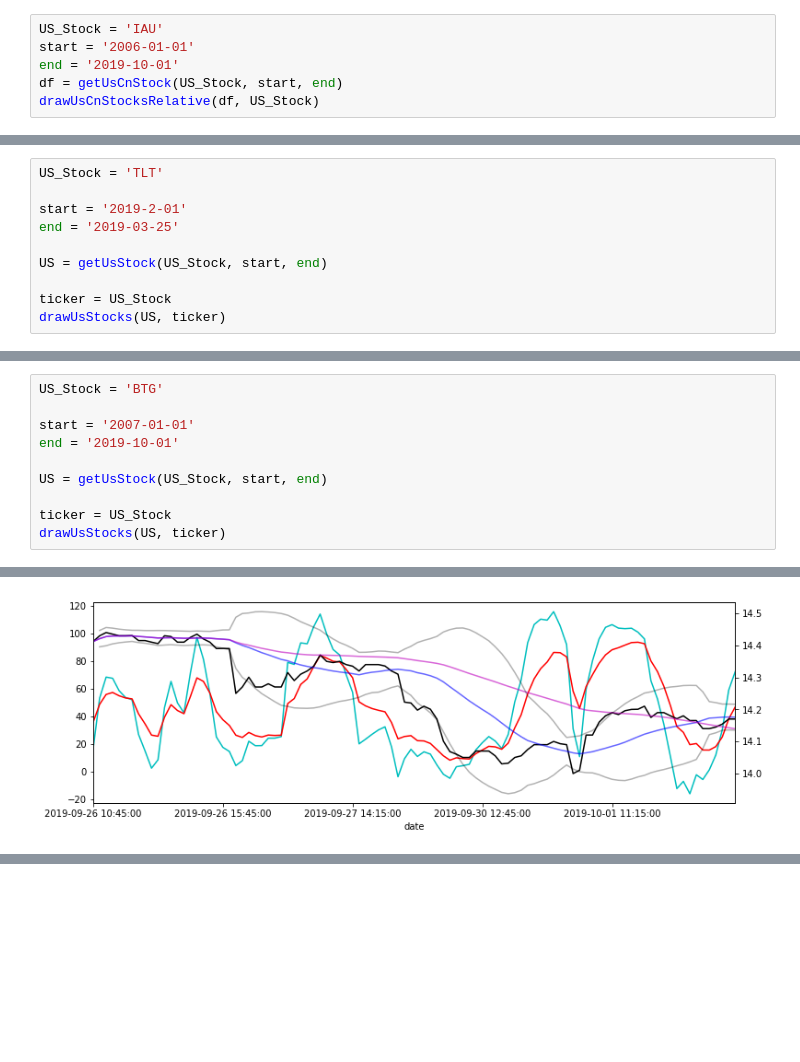
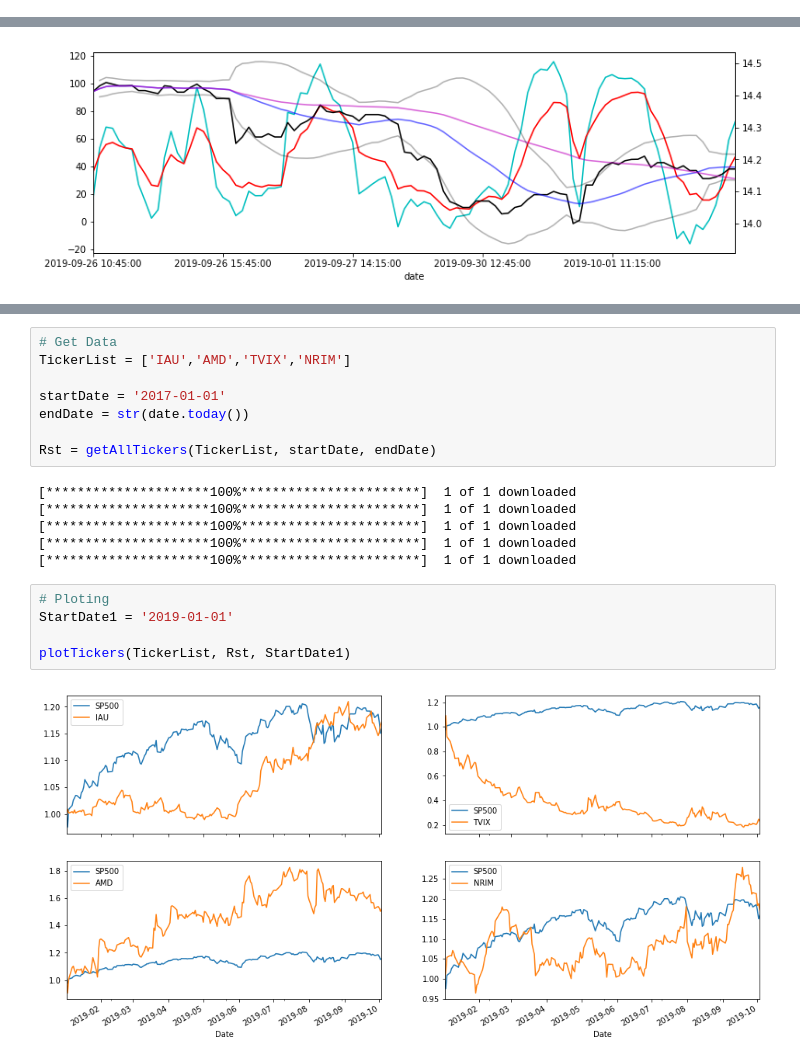
Before and after one commit to derrickfwang/Stock_Related_Scripts, a Jupyter notebook: Stock Analysis_Yahoo_Tushare_AlphaVantage_AllTemplates.ipynb, the cells around one changed output, grey strips where cells are left out. Cells and saved outputs as stored; diff of their text form; blank space fills up the shorter version.

```diff
--- a/Stock Analysis_Yahoo_Tushare_AlphaVantage_AllTemplates.ipynb
+++ b/Stock Analysis_Yahoo_Tushare_AlphaVantage_AllTemplates.ipynb
@@ -185,6 +183,0 @@ drawUsCnStocksRelative(df, US_Stock)
-# %%
-US_Stock = 'IAU'
-start = '2006-01-01'
-end = '2019-10-01'
-df = getUsCnStock(US_Stock, start, end)
-drawUsCnStocksRelative(df, US_Stock)
@@ -195,10 +183,0 @@ drawUsCnStocksRelative(df, US_Stock)
-# %%
-US_Stock = 'TLT'
-
-start = '2019-2-01'
-end = '2019-03-25'
-
-US = getUsStock(US_Stock, start, end)
-
-ticker = US_Stock
-drawUsStocks(US, ticker)
@@ -209,10 +183,0 @@ drawUsStocks(US, ticker)
-# %%
-US_Stock = 'BTG'
-
-start = '2007-01-01'
-end = '2019-10-01'
-
-US = getUsStock(US_Stock, start, end)
-
-ticker = US_Stock
-drawUsStocks(US, ticker)
@@ -462,0 +466,21 @@ FifteenMin
+# %%
+# Get Data
+TickerList = ['IAU','AMD','TVIX','NRIM']
+
+startDate = '2017-01-01'
+endDate = str(date.today())
+
+Rst = getAllTickers(TickerList, startDate, endDate)
+# %% [output]
+[*********************100%***********************]  1 of 1 downloaded
+[*********************100%***********************]  1 of 1 downloaded
+[*********************100%***********************]  1 of 1 downloaded
+[*********************100%***********************]  1 of 1 downloaded
+[*********************100%***********************]  1 of 1 downloaded
+# %%
+# Ploting
+StartDate1 = '2019-01-01'
+
+plotTickers(TickerList, Rst, StartDate1)
+# %% [output]
+[figure, added]
```
Also changed, not shown: parts of 11 cells of this notebook.
